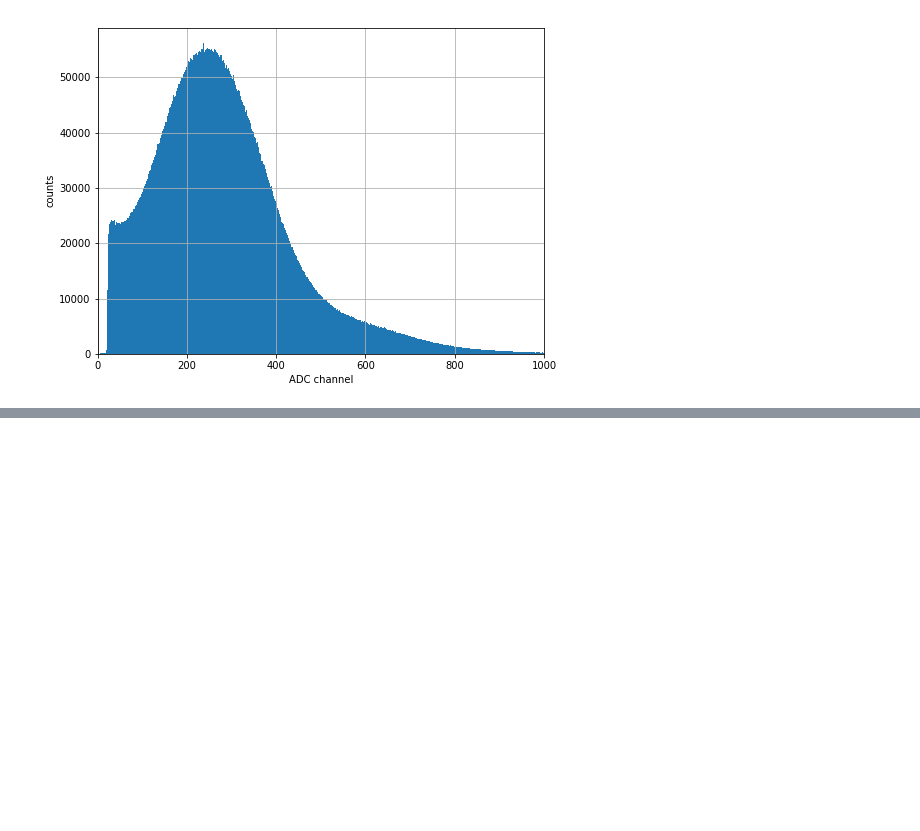
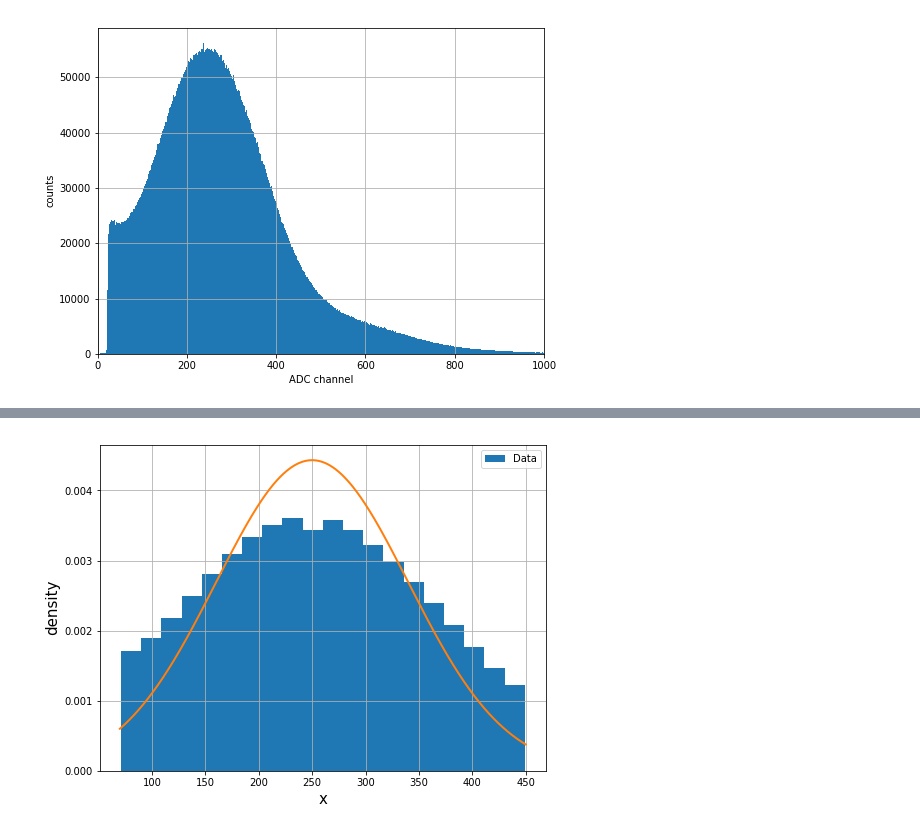
Before and after one commit to zemrude/PHYS-F-311, a Jupyter notebook: Reading-Files.ipynb, the cells around one changed output, grey strips where cells are left out. Drawn from its saved outputs; the diff is of its cells as text; code cells hidden in the pictures; blank space fills up the shorter version.

```diff
--- a/Reading-Files.ipynb
+++ b/Reading-Files.ipynb
@@ -42,0 +162,18 @@ plt.show()
+# %%
+fig2, ax2 = plt.subplots(figsize=(8,6))
+plt.grid()
+ax2.hist(data_slice,bins = 20,normed=True, label="Data")
+x = np.arange(mumin, mumax, 0.1)
+
+# If the histogram is NOT normalized (normed = False) I need to rescale the PDF by the number of mc event and the binwidth
+#  binwidth = np.diff(bins)[0]
+#  ax4.plot(x, exp_decay(x, 1/tbest*len(data2)*binwidth, tbest, y0), lw =2 , label=r"Best fitted $\tau$ = %.1f"%tbest)
+
+ax2.plot(x, gauss(x, mu_best, sigma_best, 1.), lw =2 )
+
+ax2.set_xlabel("x", fontsize=15)
+ax2.set_ylabel("density", fontsize=15)
+ax2.legend(loc="upper right")
+plt.show()
+# %% [output]
+[figure, added]
```
Also changed, not shown: parts of 14 cells of this notebook.
